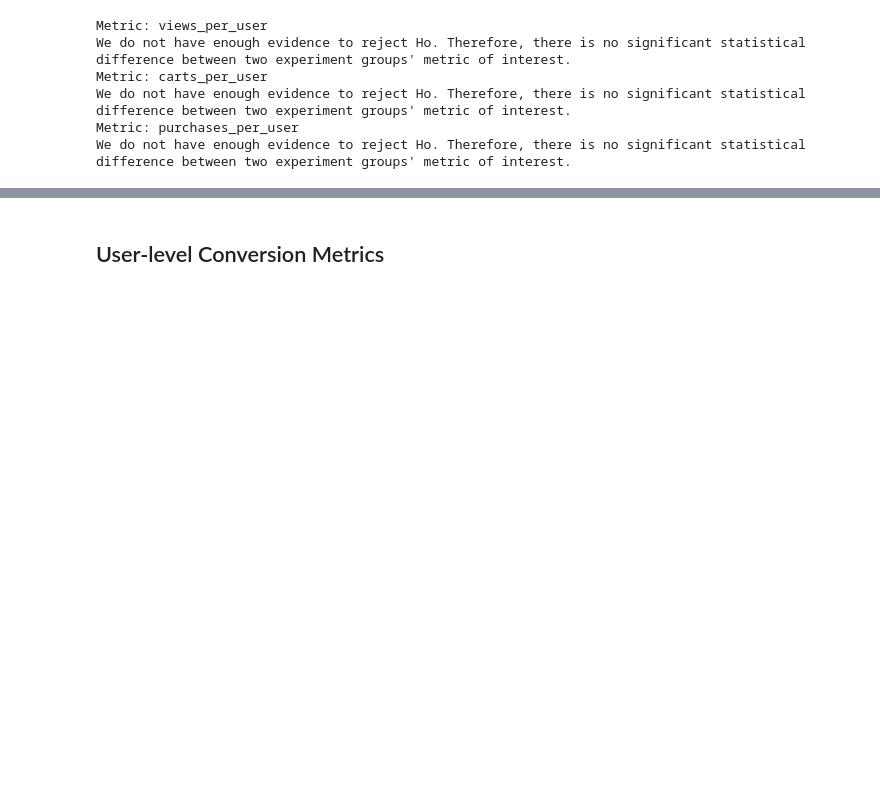
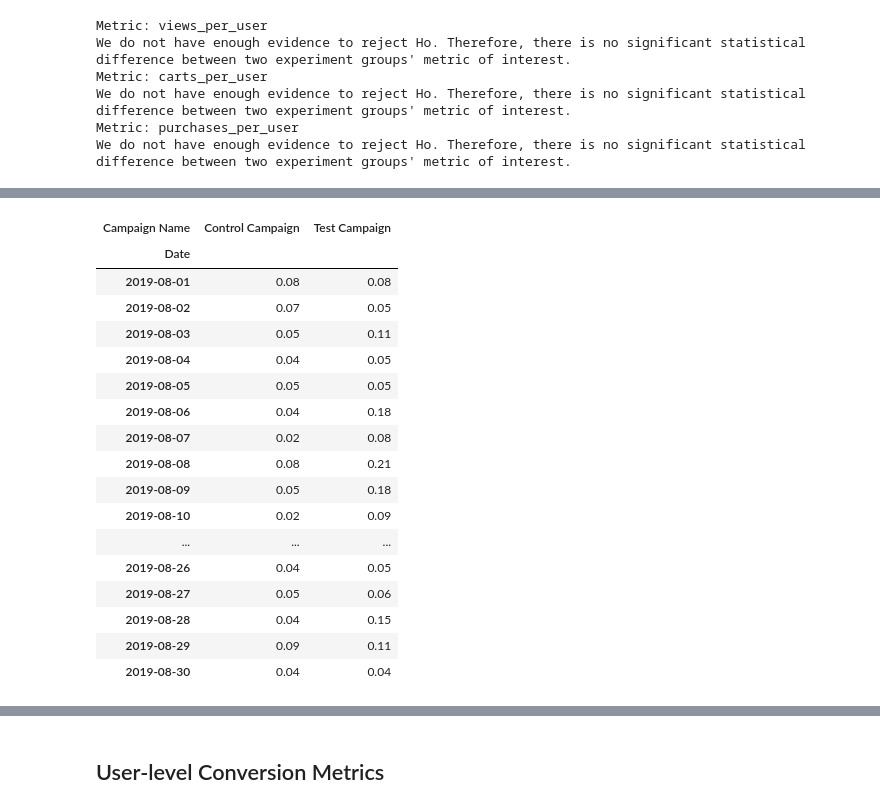
Before and after one commit to mindyng/2024-Business-Projects, a Jupyter notebook: practical-a-b-testing.ipynb, the cells around one changed output, grey strips where cells are left out. Cells and saved outputs as stored; diff of their text form; code cells hidden in the pictures; blank space fills up the shorter version.

```diff
--- a/practical-a-b-testing.ipynb
+++ b/practical-a-b-testing.ipynb
@@ -459,0 +522,21 @@ We do not have enough evidence to reject Ho. Therefore, there is no significant
+# %%
+ctr_pivot
+# %% [output]
+| Campaign Name | Control Campaign | Test Campaign |
+| Date |  |  |
+| 2019-08-01 | 0.08 | 0.08 |
+| 2019-08-02 | 0.07 | 0.05 |
+| 2019-08-03 | 0.05 | 0.11 |
+| 2019-08-04 | 0.04 | 0.05 |
+| 2019-08-05 | 0.05 | 0.05 |
+| 2019-08-06 | 0.04 | 0.18 |
+| 2019-08-07 | 0.02 | 0.08 |
+| 2019-08-08 | 0.08 | 0.21 |
+| 2019-08-09 | 0.05 | 0.18 |
+| 2019-08-10 | 0.02 | 0.09 |
+| ... | ... | ... |
+| 2019-08-26 | 0.04 | 0.05 |
+| 2019-08-27 | 0.05 | 0.06 |
+| 2019-08-28 | 0.04 | 0.15 |
+| 2019-08-29 | 0.09 | 0.11 |
+| 2019-08-30 | 0.04 | 0.04 |
```
Also changed, not shown: parts of 20 cells of this notebook.
